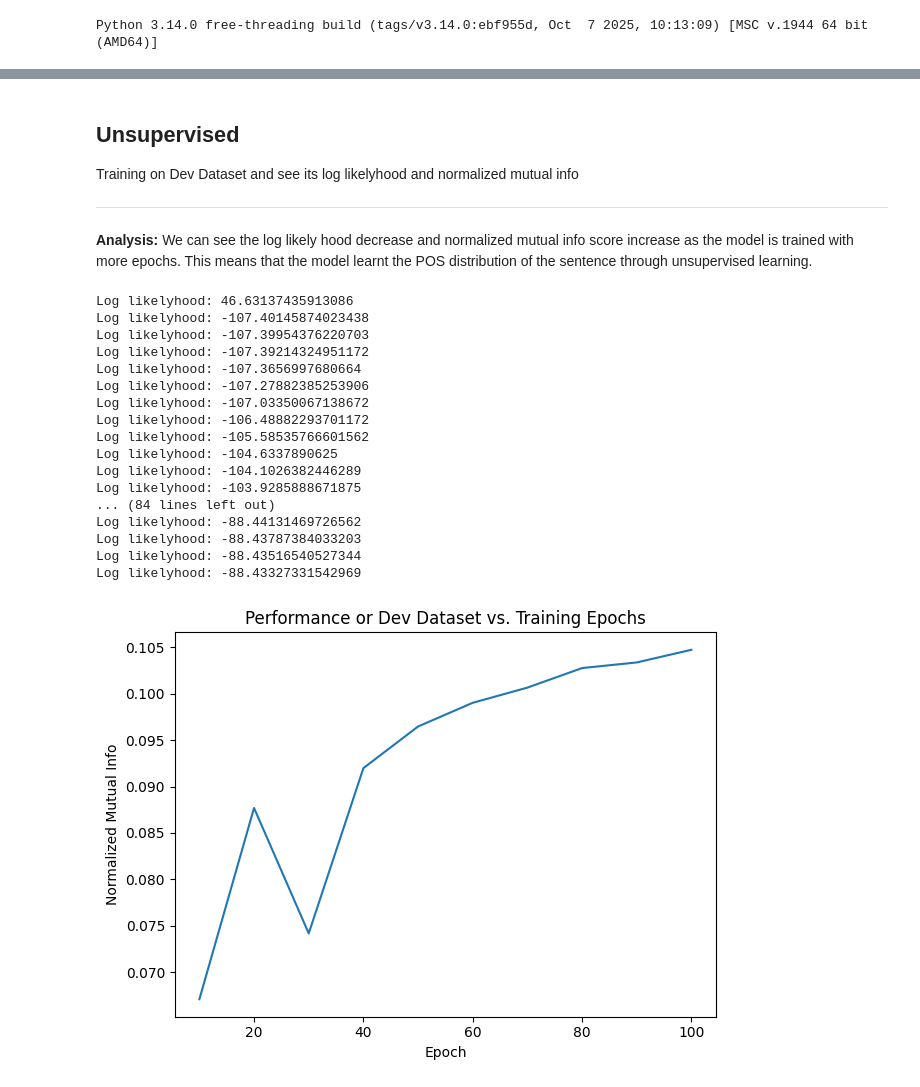
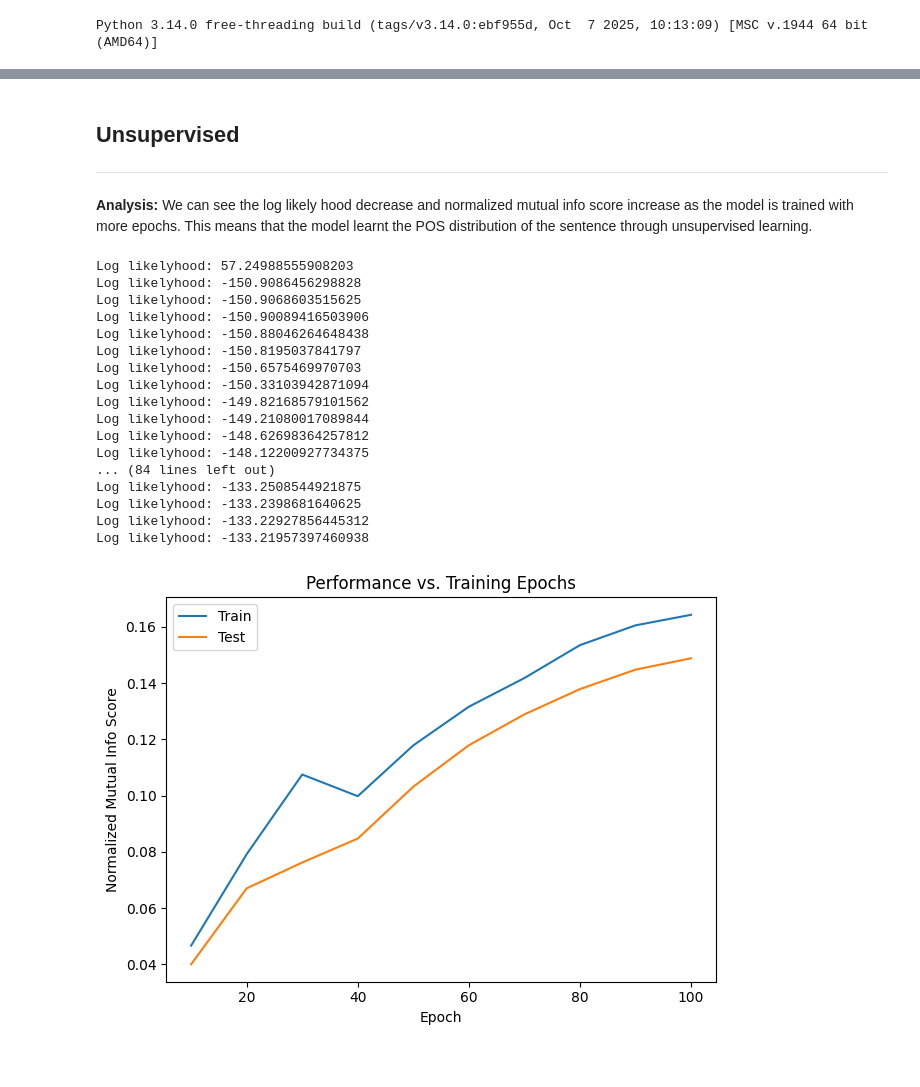
Before and after one commit to alexander7xu/saar_cl, a Jupyter notebook: 2_pos_tagging_with_hmms/main.ipynb, the cells around one changed output, grey strips where cells are left out. Cells and saved outputs as stored; diff of their text form; code cells hidden in the pictures.

Commit message:
Assignment 2: Unsupervised on Train Dataset

```diff
--- a/2_pos_tagging_with_hmms/main.ipynb
+++ b/2_pos_tagging_with_hmms/main.ipynb
@@ -237,7 +237,5 @@ plt.show()
 # %% [markdown]
 ## Unsupervised
-
-Training on Dev Dataset and see its log likelyhood and normalized mutual info
 
 ----
 
@@ -251,39 +249,42 @@ def unsupervised_scores(predicts: list[list[str, float]], targets: list[list[str
     nmi = normalized_mutual_info_score(targets, predicts)
     return nmi
 # %%
-all_nmi, all_epochs = list(), list()
-model = UnsupervisedHmmPosTagger(
-    len(ALL_POS_TAGS), (x for xx in dev_set["sentences"] for x in xx), init_seed=42
-)
+train_nmi, test_nmi, all_epochs = list(), list(), list()
+model = UnsupervisedHmmPosTagger(len(ALL_POS_TAGS), words_set, init_seed=42)
 for epoch in range(1, 100+1):
-    model.fit(dev_set["sentences"])
+    model.fit(train_set["sentences"])
     if epoch % 10 == 0:
-        predicts = model.tag(dev_set["sentences"])
-        nmi = unsupervised_scores(predicts, dev_set["labels"])
-        all_nmi.append(nmi), all_epochs.append(epoch)
+        all_epochs.append(epoch)
+        predicts = model.tag(train_set["sentences"])
+        nmi = unsupervised_scores(predicts, train_set["labels"])
+        train_nmi.append(nmi)
+        predicts = model.tag(test_set["sentences"])
+        nmi = unsupervised_scores(predicts, test_set["labels"])
+        test_nmi.append(nmi)
 # %% [output]
-Log likelyhood: 46.63137435913086
-Log likelyhood: -107.40145874023438
-Log likelyhood: -107.39954376220703
-Log likelyhood: -107.39214324951172
-Log likelyhood: -107.3656997680664
-Log likelyhood: -107.27882385253906
-Log likelyhood: -107.03350067138672
-Log likelyhood: -106.48882293701172
-Log likelyhood: -105.58535766601562
-Log likelyhood: -104.6337890625
-Log likelyhood: -104.1026382446289
-Log likelyhood: -103.9285888671875
+Log likelyhood: 57.24988555908203
+Log likelyhood: -150.9086456298828
+Log likelyhood: -150.9068603515625
+Log likelyhood: -150.90089416503906
+Log likelyhood: -150.88046264648438
+Log likelyhood: -150.8195037841797
+Log likelyhood: -150.6575469970703
+Log likelyhood: -150.33103942871094
+Log likelyhood: -149.82168579101562
+Log likelyhood: -149.21080017089844
+Log likelyhood: -148.62698364257812
+Log likelyhood: -148.12200927734375
 ... (84 lines left out)
-Log likelyhood: -88.44131469726562
-Log likelyhood: -88.43787384033203
-Log likelyhood: -88.43516540527344
-Log likelyhood: -88.43327331542969
+Log likelyhood: -133.2508544921875
+Log likelyhood: -133.2398681640625
+Log likelyhood: -133.22927856445312
+Log likelyhood: -133.21957397460938
 # %%
-plt.plot(all_epochs, all_nmi)
-plt.title("Performance or Dev Dataset vs. Training Epochs")
-plt.ylabel("Normalized Mutual Info"), plt.xlabel("Epoch")
-plt.tight_layout()
+plt.plot(all_epochs, train_nmi, label="Train")
+plt.plot(all_epochs, test_nmi, label="Test")
+plt.title("Performance vs. Training Epochs")
+plt.ylabel("Normalized Mutual Info Score"), plt.xlabel("Epoch")
+plt.legend(), plt.tight_layout()
 plt.show()
 # %% [output]
-[figure, old version]
+[figure, new version]
```
Also changed, not shown: parts of 3 cells of this notebook, 1 other file.
